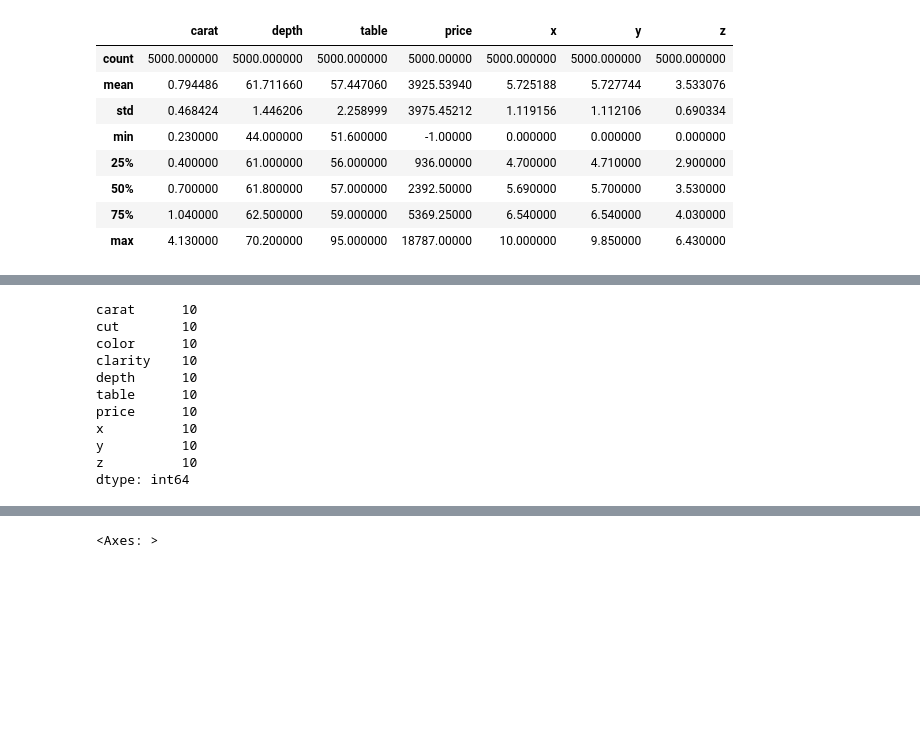
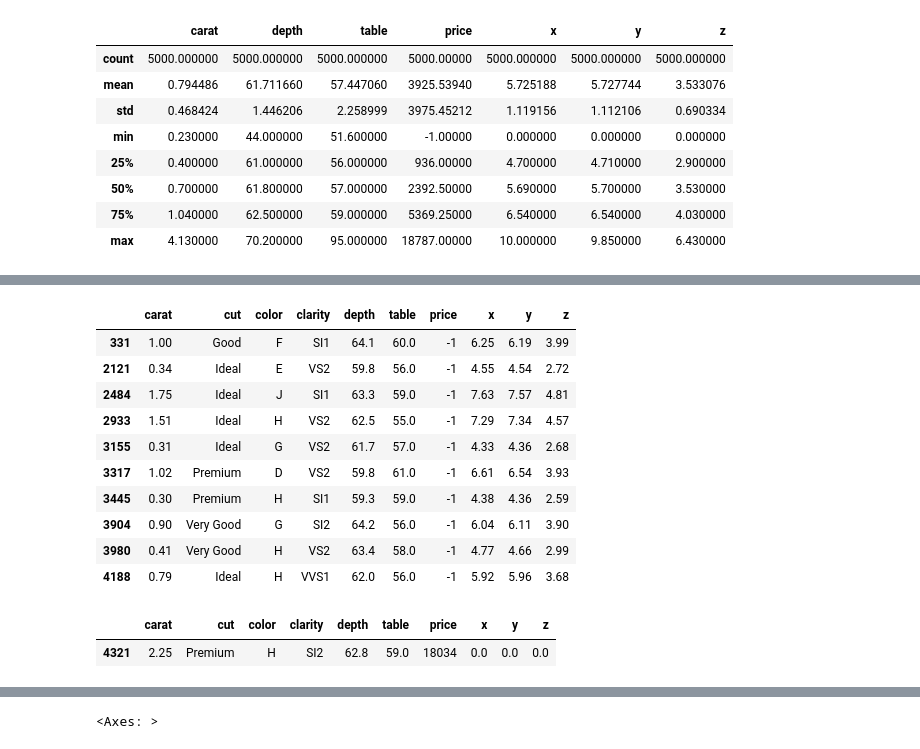
Before and after one commit to matiasleoni/diamonds-assignment, a Jupyter notebook: challenge1/main.ipynb, the cells around one changed output, grey strips where cells are left out. Saved outputs shown, nothing was run; the diff lists cells and outputs as text; code cells hidden in the pictures; blank space fills up the shorter version.

```diff
--- a/challenge1/main.ipynb
+++ b/challenge1/main.ipynb
@@ -73,14 +117,19 @@ data.describe()
 # %%
-data[data['price']<=0].count()
+data[data['price']<=0]
 # %% [output]
-carat      10
-cut        10
-color      10
-clarity    10
-depth      10
-table      10
-price      10
-x          10
-y          10
-z          10
-dtype: int64
+|  | carat | cut | color | clarity | depth | table | price | x | y | z |
+| 331 | 1.00 | Good | F | SI1 | 64.1 | 60.0 | -1 | 6.25 | 6.19 | 3.99 |
+| 2121 | 0.34 | Ideal | E | VS2 | 59.8 | 56.0 | -1 | 4.55 | 4.54 | 2.72 |
+| 2484 | 1.75 | Ideal | J | SI1 | 63.3 | 59.0 | -1 | 7.63 | 7.57 | 4.81 |
+| 2933 | 1.51 | Ideal | H | VS2 | 62.5 | 55.0 | -1 | 7.29 | 7.34 | 4.57 |
+| 3155 | 0.31 | Ideal | G | VS2 | 61.7 | 57.0 | -1 | 4.33 | 4.36 | 2.68 |
+| 3317 | 1.02 | Premium | D | VS2 | 59.8 | 61.0 | -1 | 6.61 | 6.54 | 3.93 |
+| 3445 | 0.30 | Premium | H | SI1 | 59.3 | 59.0 | -1 | 4.38 | 4.36 | 2.59 |
+| 3904 | 0.90 | Very Good | G | SI2 | 64.2 | 56.0 | -1 | 6.04 | 6.11 | 3.90 |
+| 3980 | 0.41 | Very Good | H | VS2 | 63.4 | 58.0 | -1 | 4.77 | 4.66 | 2.99 |
+| 4188 | 0.79 | Ideal | H | VVS1 | 62.0 | 56.0 | -1 | 5.92 | 5.96 | 3.68 |
+# %%
+data[data['z']<=0]
+# %% [output]
+|  | carat | cut | color | clarity | depth | table | price | x | y | z |
+| 4321 | 2.25 | Premium | H | SI2 | 62.8 | 59.0 | 18034 | 0.0 | 0.0 | 0.0 |
```
Also changed, not shown: parts of 33 cells of this notebook.
